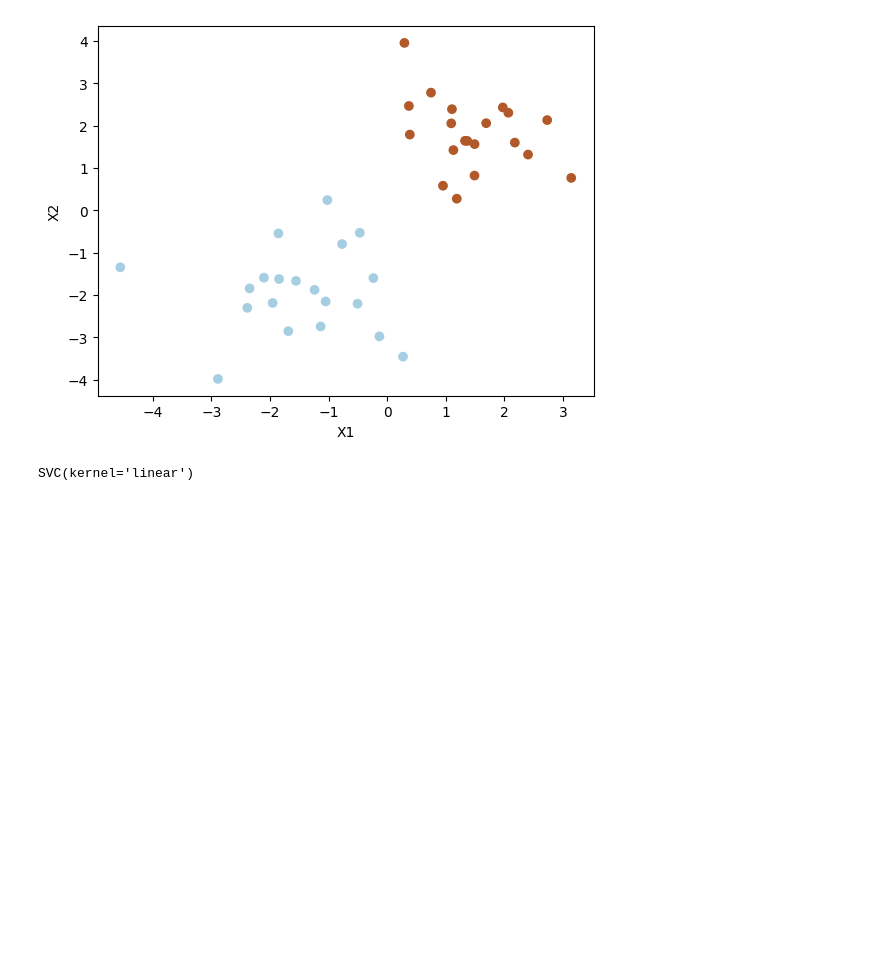
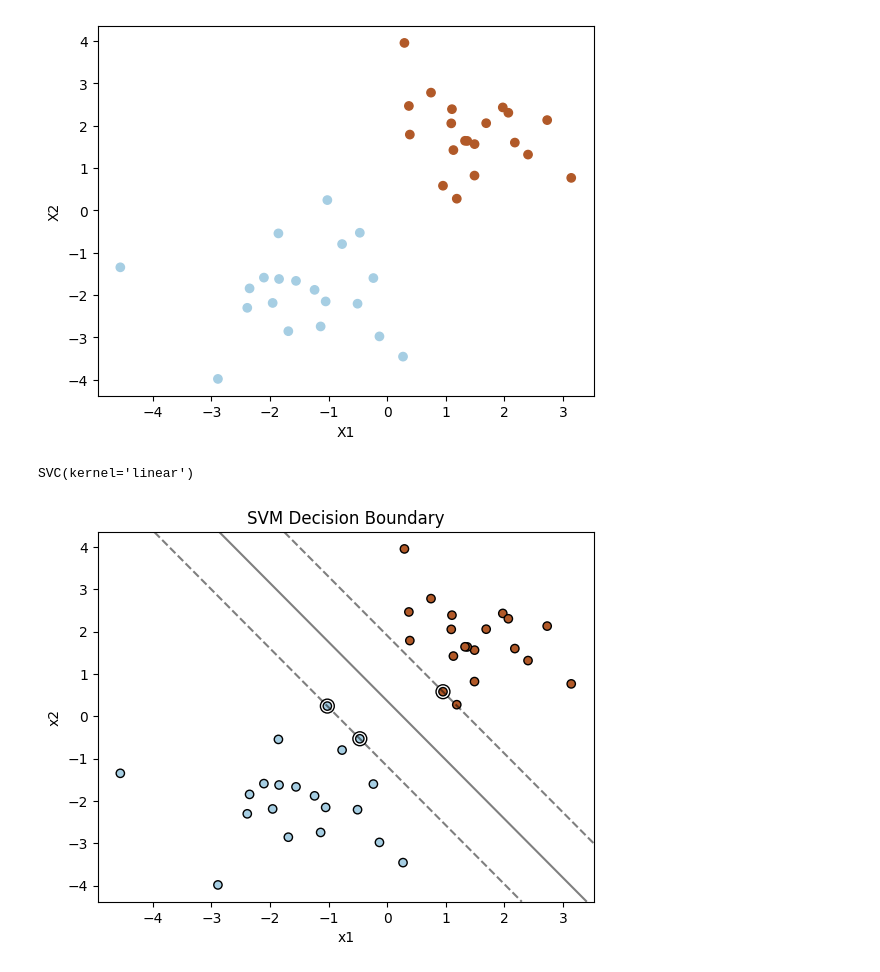
Before and after one commit to samwanyua/Python-for-Deep-Learning, a Jupyter notebook: Tensorflow/support_vector_machine.ipynb, the cells around one changed output. Cells and saved outputs as stored; diff of their text form; code cells hidden in the pictures; blank space fills up the shorter version.

Commit message:
Generate synthetic data and visualize it

```diff
--- a/Tensorflow/support_vector_machine.ipynb
+++ b/Tensorflow/support_vector_machine.ipynb
@@ -117,3 +117,45 @@ clf = svm.SVC(kernel='linear')
 clf.fit(X, y)
 # %% [output]
 SVC(kernel='linear')
+# %%
+import numpy as np
+import matplotlib.pyplot as plt
+from sklearn.svm import SVC
+
+# Generate synthetic dataset
+np.random.seed(0)
+X = np.r_[np.random.randn(20, 2) - [2, 2], np.random.randn(20, 2) + [2, 2]]
+y = [0] * 20 + [1] * 20
+
+# Train SVM classifier
+clf = SVC(kernel='linear')
+clf.fit(X, y)
+
+# Plot dataset
+plt.scatter(X[:, 0], X[:, 1], c=y, cmap=plt.cm.Paired, edgecolors="k")
+
+# Get current axis
+ax = plt.gca()
+xlim = ax.get_xlim()
+ylim = ax.get_ylim()
+
+# Create a grid for evaluating the model
+xx = np.linspace(xlim[0], xlim[1], 30)
+yy = np.linspace(ylim[0], ylim[1], 30)
+XX, YY = np.meshgrid(xx, yy)  # Ensure the grid covers both axes
+xy = np.c_[XX.ravel(), YY.ravel()]  # Combine the grid into (N,2) shape
+z = clf.decision_function(xy).reshape(XX.shape)  # Reshape to match XX
+
+# Plot decision boundary and margins
+ax.contour(XX, YY, z, colors='k', levels=[-1, 0, 1], alpha=0.5, linestyles=['--', '-', '--'])
+
+# Highlight support vectors
+ax.scatter(clf.support_vectors_[:, 0], clf.support_vectors_[:, 1], s=100, facecolors='none', edgecolors='k')
+
+# Labels and display
+plt.xlabel('x1')
+plt.ylabel('x2')
+plt.title("SVM Decision Boundary")
+plt.show()
+# %% [output]
+[figure, added]
```
